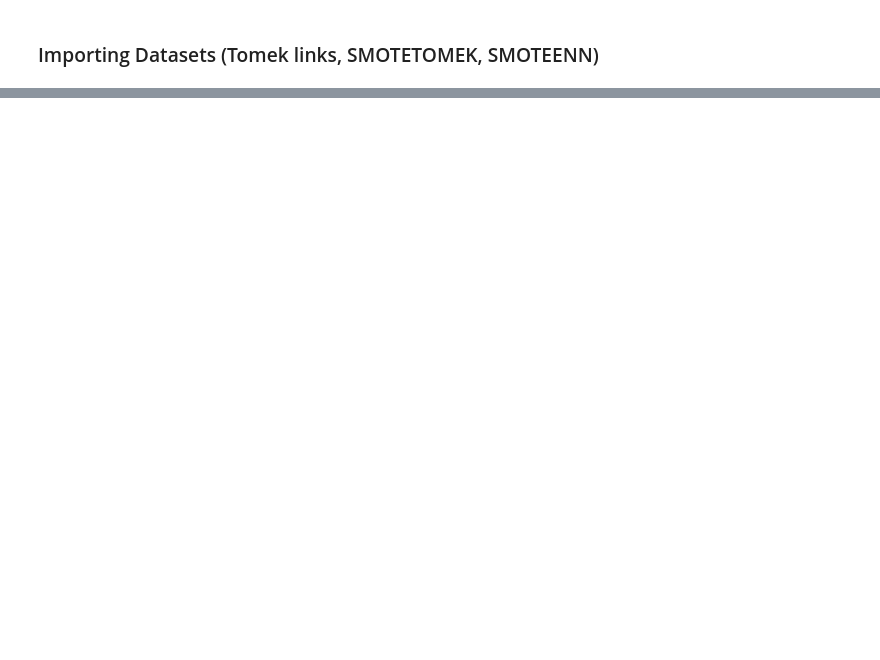
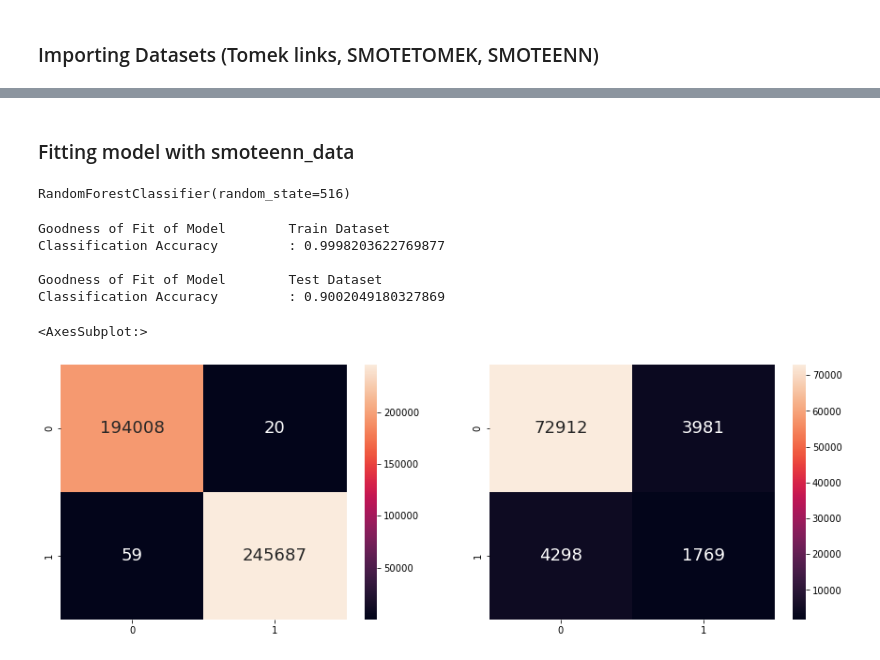
Before and after one commit to Shanzzzzz/SC1015_Mini_Project, a Jupyter notebook: ML_random_forest_classifier.ipynb, the cells around one changed output, grey strips where cells are left out. Cells and saved outputs as stored; diff of their text form; code cells hidden in the pictures; blank space fills up the shorter version.

```diff
--- a/ML_random_forest_classifier.ipynb
+++ b/ML_random_forest_classifier.ipynb
@@ -112,0 +194,39 @@ pred_train = rdforest.predict(x_train)
+# %% [markdown]
+### Fitting model with smoteenn_data
+# %%
+smoteenn_train_features = smoteenn_data.drop('CHD/MI', axis = 1)
+smoteenn_train_labels   = smoteenn_data['CHD/MI']
+# %%
+rf = RandomForestClassifier(random_state = 516)
+
+rf.fit(smoteenn_train_features, smoteenn_train_labels)
+# %% [output]
+RandomForestClassifier(random_state=516)
+# %%
+smoteenn_train_pred = rf.predict(smoteenn_train_features)
+test_pred        = rf.predict(test_features)
+
+# Check the Goodness of Fit (on Train Data)
+print("Goodness of Fit of Model \tTrain Dataset")
+print("Classification Accuracy \t:", rf.score(smoteenn_train_features, smoteenn_train_labels))
+print()
+
+# Check the Goodness of Fit (on Test Data)
+print("Goodness of Fit of Model \tTest Dataset")
+print("Classification Accuracy \t:", rf.score(test_features, test_labels))
+print()
+# %% [output]
+Goodness of Fit of Model        Train Dataset
+Classification Accuracy         : 0.9998203622769877
+
+Goodness of Fit of Model        Test Dataset
+Classification Accuracy         : 0.9002049180327869
+# %%
+f, axes = plt.subplots(1, 2, figsize=(15, 5))
+sb.heatmap(confusion_matrix(smoteenn_train_labels, smoteenn_train_pred),
+           annot = True, fmt=".0f", annot_kws={"size": 18}, ax = axes[0])
+sb.heatmap(confusion_matrix(test_labels, test_pred),
+           annot = True, fmt=".0f", annot_kws={"size": 18}, ax = axes[1])
+# %% [output]
+<AxesSubplot:>
+[figure, added]
```
Also changed, not shown: parts of 37 cells of this notebook.
